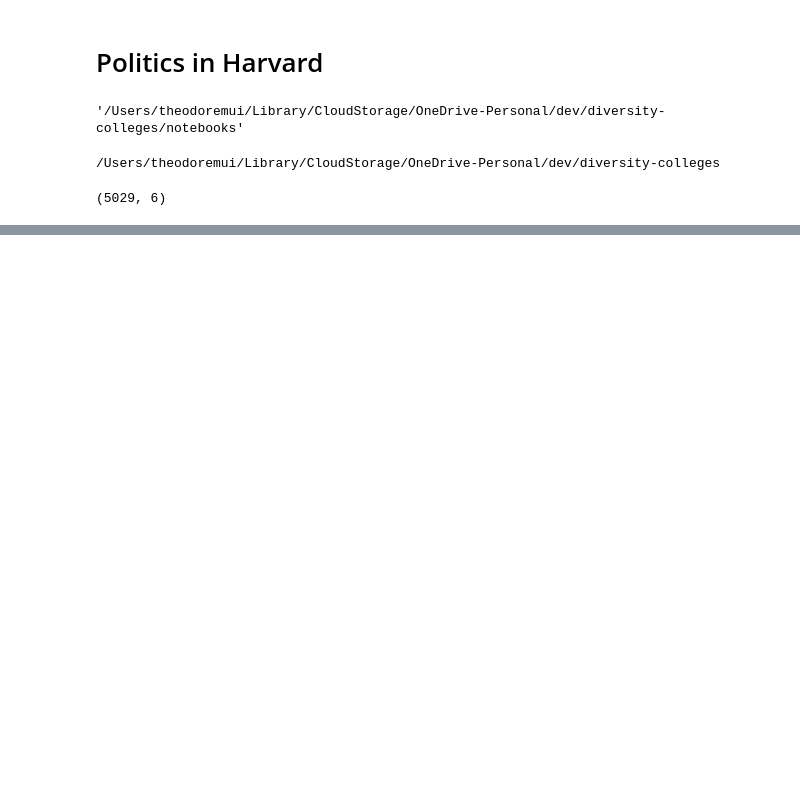
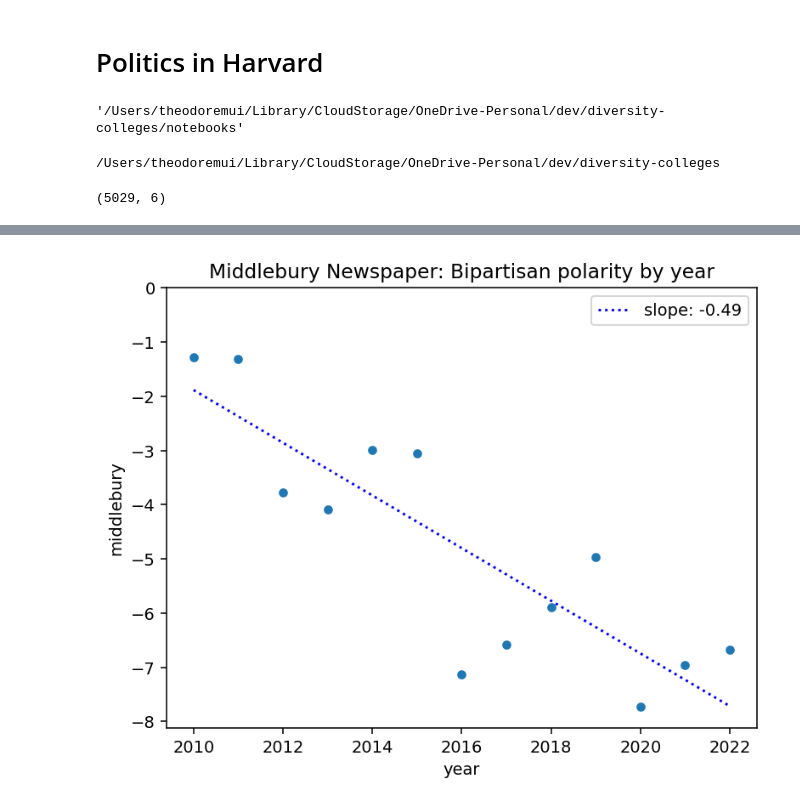
Before and after one commit to theodoremui/diversity-colleges, a Jupyter notebook: notebooks/Politics in Harvard.ipynb, the cells around one changed output, grey strips where cells are left out. Saved outputs shown, nothing was run; the diff lists cells and outputs as text; code cells hidden in the pictures; blank space fills up the shorter version.

```diff
--- a/notebooks/Politics in Harvard.ipynb
+++ b/notebooks/Politics in Harvard.ipynb
@@ -134,0 +251,18 @@ for year in range(2010, 2023):
+# %%
+x = total_results_df['year']
+y = total_results_df['middlebury']
+
+# Calculate the linear regression
+slope, intercept, r_value, p_value, std_err = linregress(x, y)
+# %%
+# Create a line plot of the data
+total_results_df.plot(x='year', y='middlebury', kind='scatter')
+# Add the linear regression line to the plot
+plt.plot(x, intercept + slope*x, 'b:', label=f"slope: {slope:.2f}")
+
+plt.title("Middlebury Newspaper: Bipartisan polarity by year")
+plt.legend(loc='upper right')
+plt.ylim(min(y)*1.05, 0)
+plt.show()
+# %% [output]
+[figure, added]
```
Also changed, not shown: parts of 15 cells of this notebook, 3 other files.
